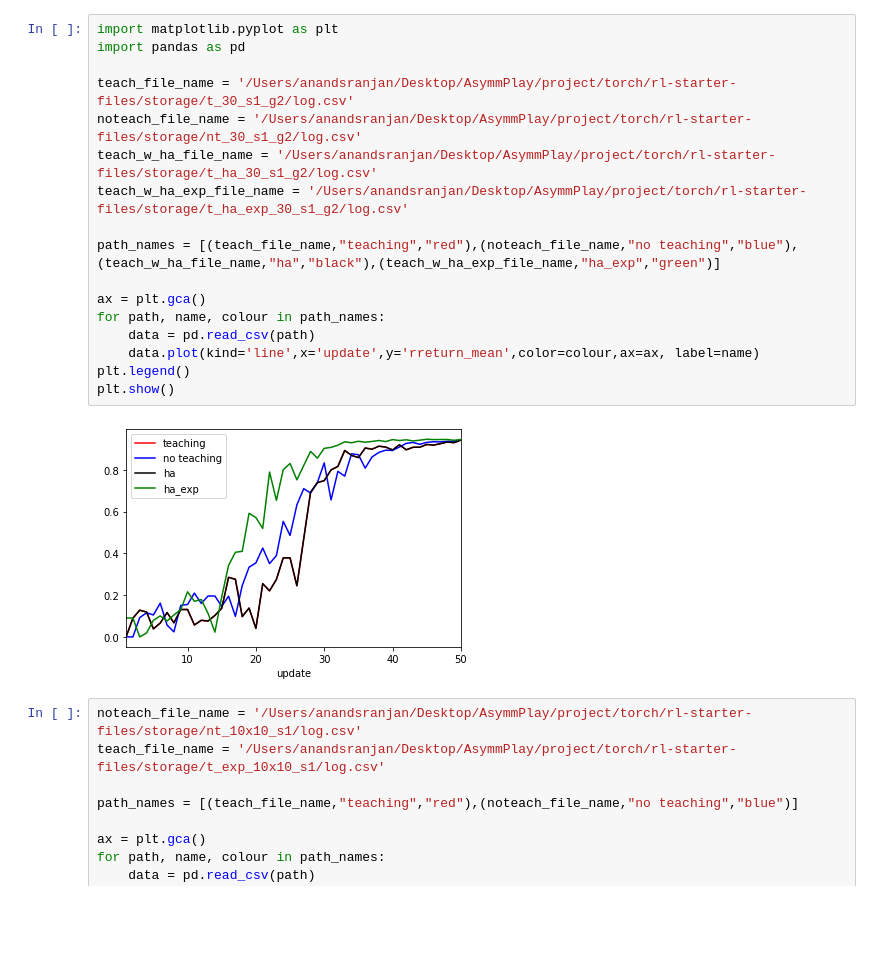
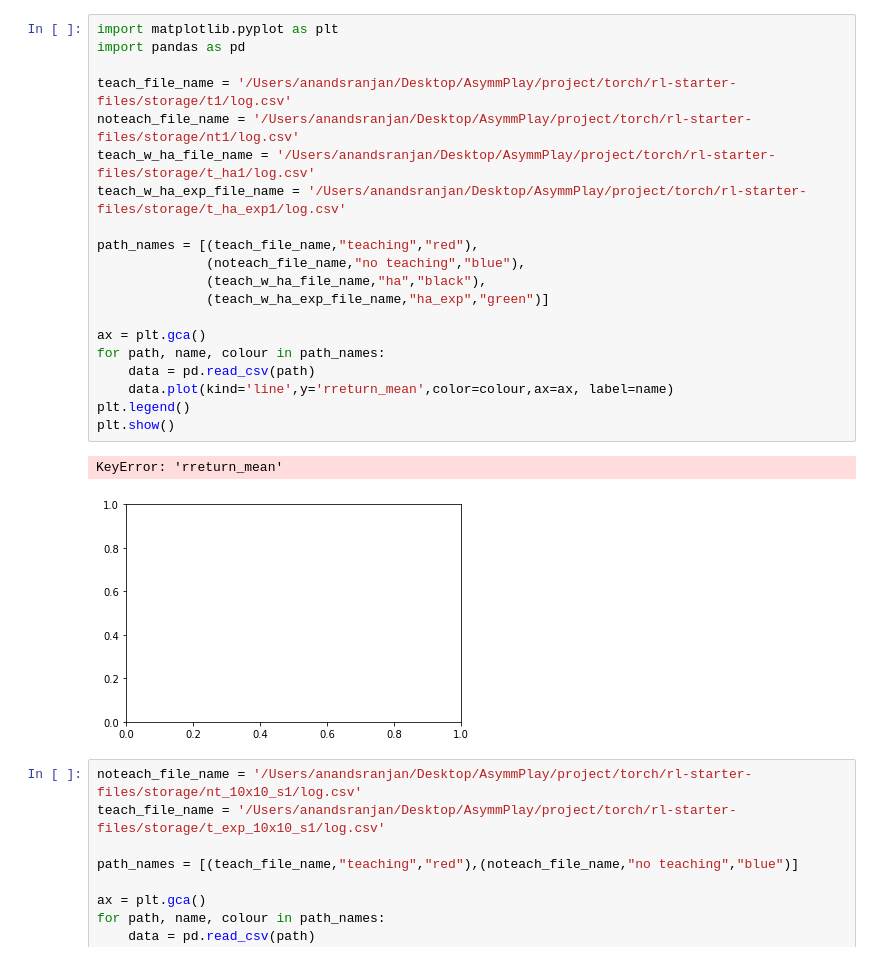
Before and after one commit to AnandS29/AsymmPlay, a Jupyter notebook: project/torch/rl-starter-files/Checkpoint AS 11_21_19.ipynb, the cells around one changed output. Drawn from its saved outputs; the diff is of its cells as text; blank space fills up the shorter version.

```diff
--- a/project/torch/rl-starter-files/Checkpoint AS 11_21_19.ipynb
+++ b/project/torch/rl-starter-files/Checkpoint AS 11_21_19.ipynb
@@ -1,22 +1,26 @@
 # %%
 import matplotlib.pyplot as plt
 import pandas as pd
 
-teach_file_name = '/Users/anandsranjan/Desktop/AsymmPlay/project/torch/rl-starter-files/storage/t_30_s1_g2/log.csv'
-noteach_file_name = '/Users/anandsranjan/Desktop/AsymmPlay/project/torch/rl-starter-files/storage/nt_30_s1_g2/log.csv'
-teach_w_ha_file_name = '/Users/anandsranjan/Desktop/AsymmPlay/project/torch/rl-starter-files/storage/t_ha_30_s1_g2/log.csv'
-teach_w_ha_exp_file_name = '/Users/anandsranjan/Desktop/AsymmPlay/project/torch/rl-starter-files/storage/t_ha_exp_30_s1_g2/log.csv'
+teach_file_name = '/Users/anandsranjan/Desktop/AsymmPlay/project/torch/rl-starter-files/storage/t1/log.csv'
+noteach_file_name = '/Users/anandsranjan/Desktop/AsymmPlay/project/torch/rl-starter-files/storage/nt1/log.csv'
+teach_w_ha_file_name = '/Users/anandsranjan/Desktop/AsymmPlay/project/torch/rl-starter-files/storage/t_ha1/log.csv'
+teach_w_ha_exp_file_name = '/Users/anandsranjan/Desktop/AsymmPlay/project/torch/rl-starter-files/storage/t_ha_exp1/log.csv'
 
-path_names = [(teach_file_name,"teaching","red"),(noteach_file_name,"no teaching","blue"),(teach_w_ha_file_name,"ha","black"),(teach_w_ha_exp_file_name,"ha_exp","green")]
+path_names = [(teach_file_name,"teaching","red"),
+              (noteach_file_name,"no teaching","blue"),
+              (teach_w_ha_file_name,"ha","black"),
+              (teach_w_ha_exp_file_name,"ha_exp","green")]
 
 ax = plt.gca()
 for path, name, colour in path_names:
     data = pd.read_csv(path)
-    data.plot(kind='line',x='update',y='rreturn_mean',color=colour,ax=ax, label=name)
+    data.plot(kind='line',y='rreturn_mean',color=colour,ax=ax, label=name)
 plt.legend()
 plt.show()
 # %% [output]
+KeyError: 'rreturn_mean'
-[figure, old version]
+[figure, new version]
 # %%
 noteach_file_name = '/Users/anandsranjan/Desktop/AsymmPlay/project/torch/rl-starter-files/storage/nt_10x10_s1/log.csv'
 teach_file_name = '/Users/anandsranjan/Desktop/AsymmPlay/project/torch/rl-starter-files/storage/t_exp_10x10_s1/log.csv'
```
Also changed, not shown: 39 other files.
